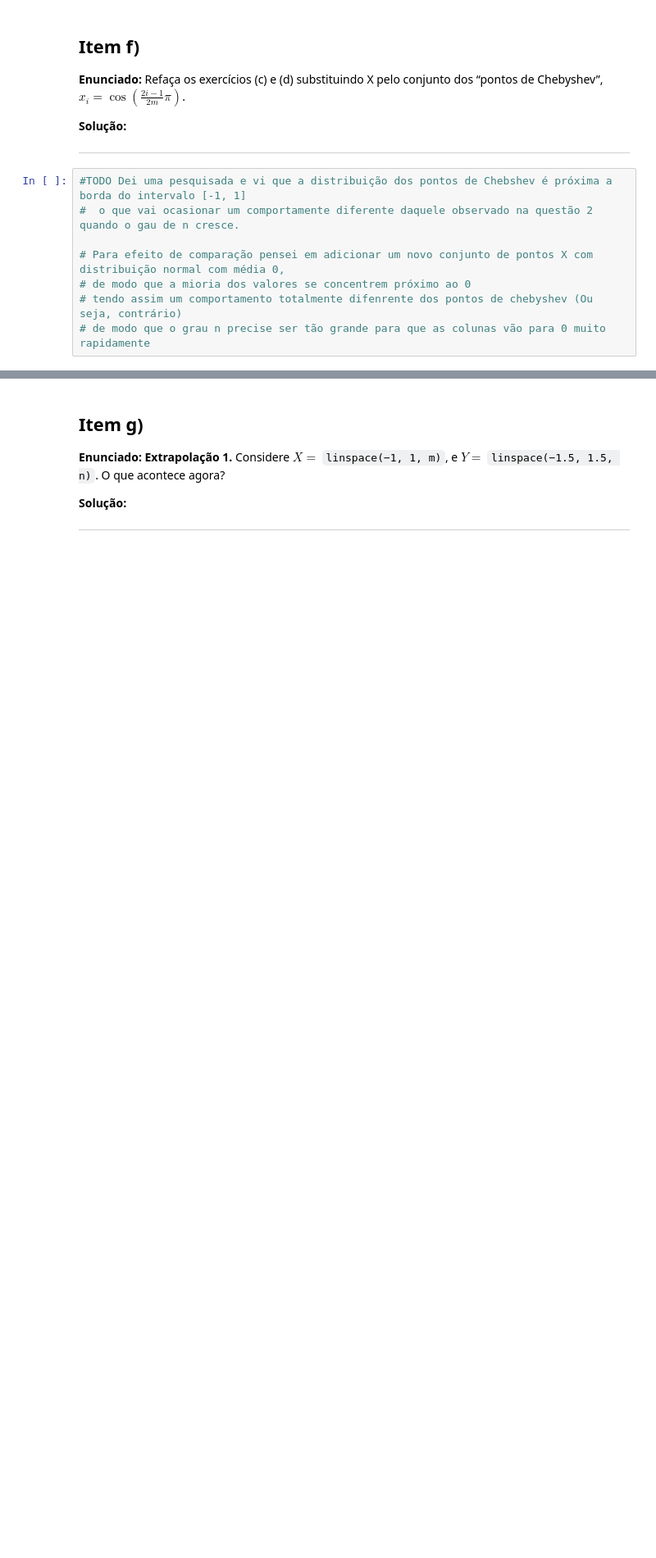
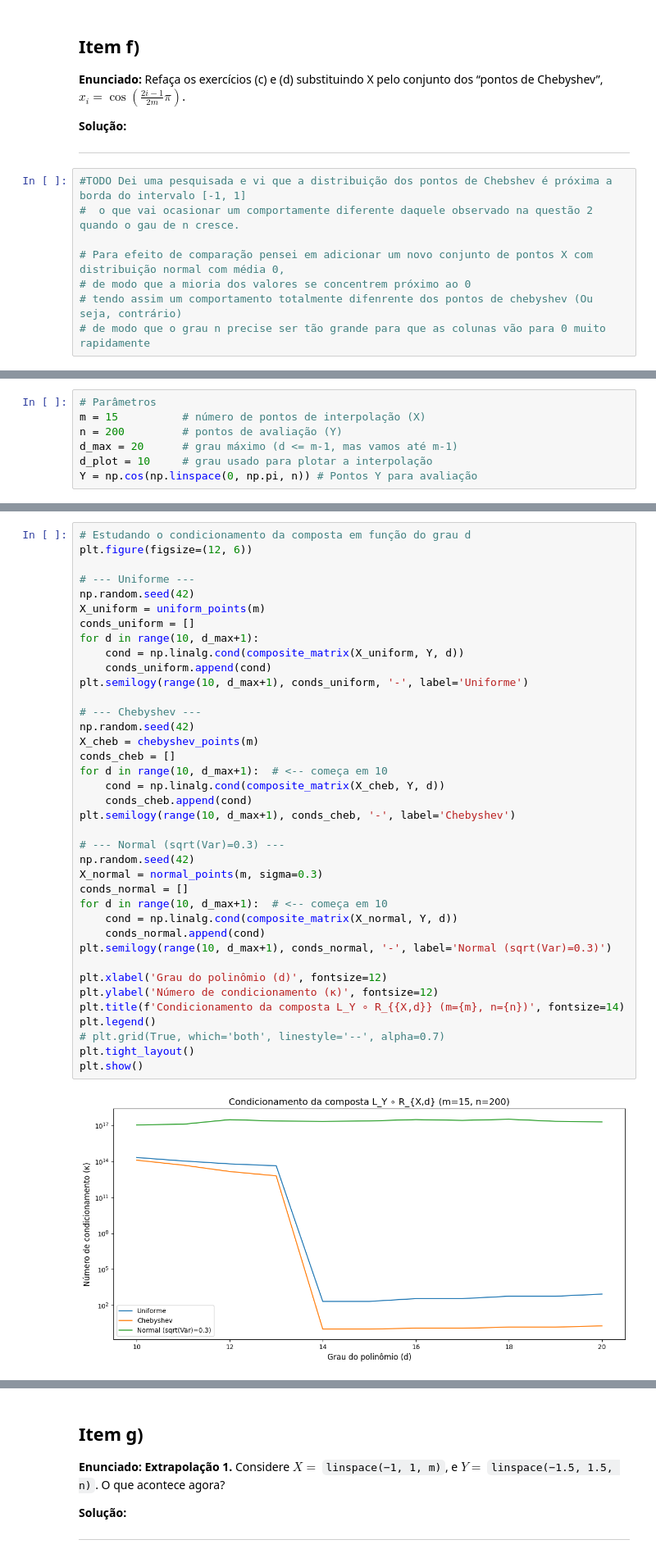
Before and after one commit to Gontijo8199/Projeto-3-ALN-A2, a Jupyter notebook: questao_3.ipynb, the cells around one changed output, grey strips where cells are left out. Shown at 82% size. Saved outputs shown, nothing was run; the diff lists cells and outputs as text; blank space fills up the shorter version.

Commit message:
Um rascunho do porque a exploração dos nós de Chebyshev é interessante

```diff
--- a/questao_3.ipynb
+++ b/questao_3.ipynb
@@ -354,0 +433,7 @@ o condicionamento? E $n \to \infty$ e $d \to \infty$?
+# %%
+# Parâmetros
+m = 15          # número de pontos de interpolação (X)
+n = 200         # pontos de avaliação (Y)
+d_max = 20      # grau máximo (d <= m-1, mas vamos até m-1)
+d_plot = 10     # grau usado para plotar a interpolação
+Y = np.cos(np.linspace(0, np.pi, n)) # Pontos Y para avaliação
@@ -354,0 +442,40 @@ o condicionamento? E $n \to \infty$ e $d \to \infty$?
+# %%
+# Estudando o condicionamento da composta em função do grau d
+plt.figure(figsize=(12, 6))
+
+# --- Uniforme ---
+np.random.seed(42)
+X_uniform = uniform_points(m)
+conds_uniform = []
+for d in range(10, d_max+1):
+    cond = np.linalg.cond(composite_matrix(X_uniform, Y, d))
+    conds_uniform.append(cond)
+plt.semilogy(range(10, d_max+1), conds_uniform, '-', label='Uniforme')
+
+# --- Chebyshev ---
+np.random.seed(42)
+X_cheb = chebyshev_points(m)
+conds_cheb = []
+for d in range(10, d_max+1):  # <-- começa em 10
+    cond = np.linalg.cond(composite_matrix(X_cheb, Y, d))
+    conds_cheb.append(cond)
+plt.semilogy(range(10, d_max+1), conds_cheb, '-', label='Chebyshev')
+
+# --- Normal (sqrt(Var)=0.3) ---
+np.random.seed(42)
+X_normal = normal_points(m, sigma=0.3)
+conds_normal = []
+for d in range(10, d_max+1):  # <-- começa em 10
+    cond = np.linalg.cond(composite_matrix(X_normal, Y, d))
+    conds_normal.append(cond)
+plt.semilogy(range(10, d_max+1), conds_normal, '-', label='Normal (sqrt(Var)=0.3)')
+
+plt.xlabel('Grau do polinômio (d)', fontsize=12)
+plt.ylabel('Número de condicionamento (κ)', fontsize=12)
+plt.title(f'Condicionamento da composta L_Y ∘ R_{{X,d}} (m={m}, n={n})', fontsize=14)
+plt.legend()
+# plt.grid(True, which='both', linestyle='--', alpha=0.7)
+plt.tight_layout()
+plt.show()
+# %% [output]
+[figure, added]
```
Also changed, not shown: parts of 15 cells of this notebook, 1 other file.
